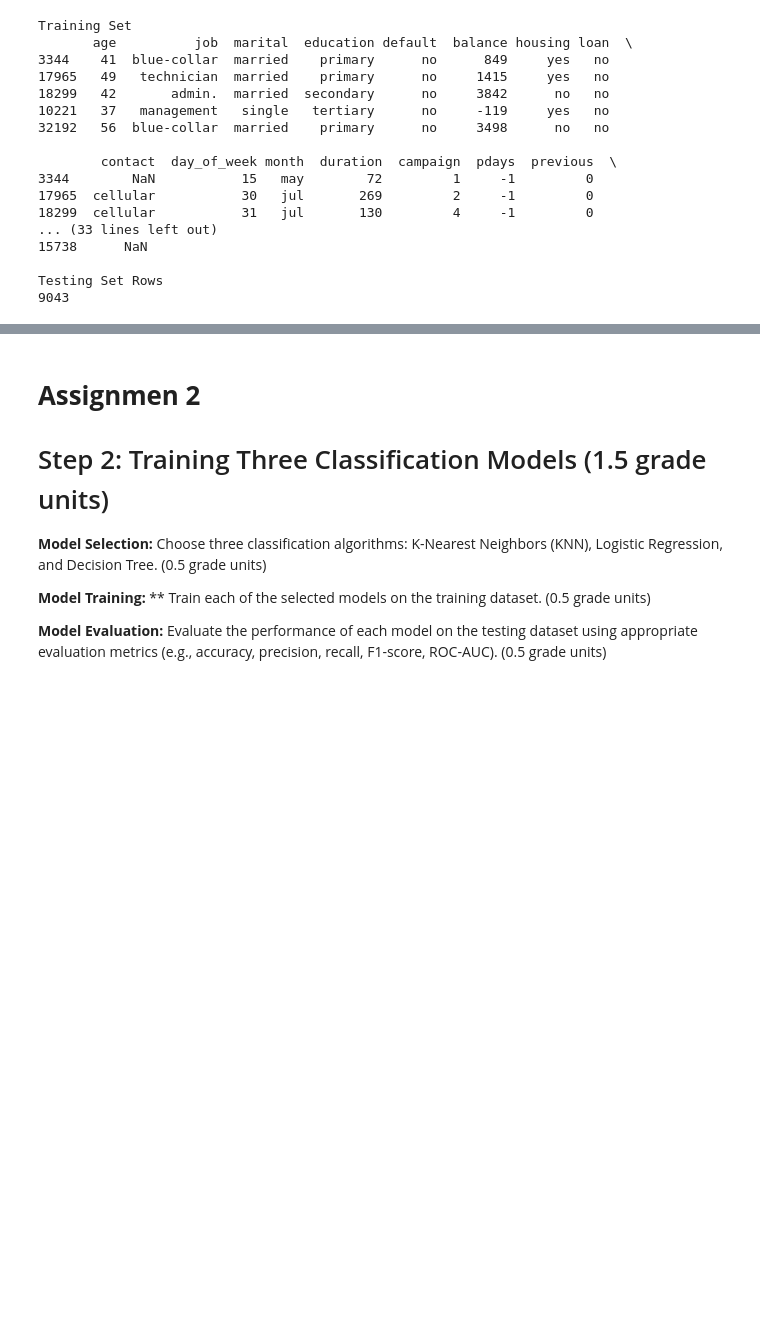
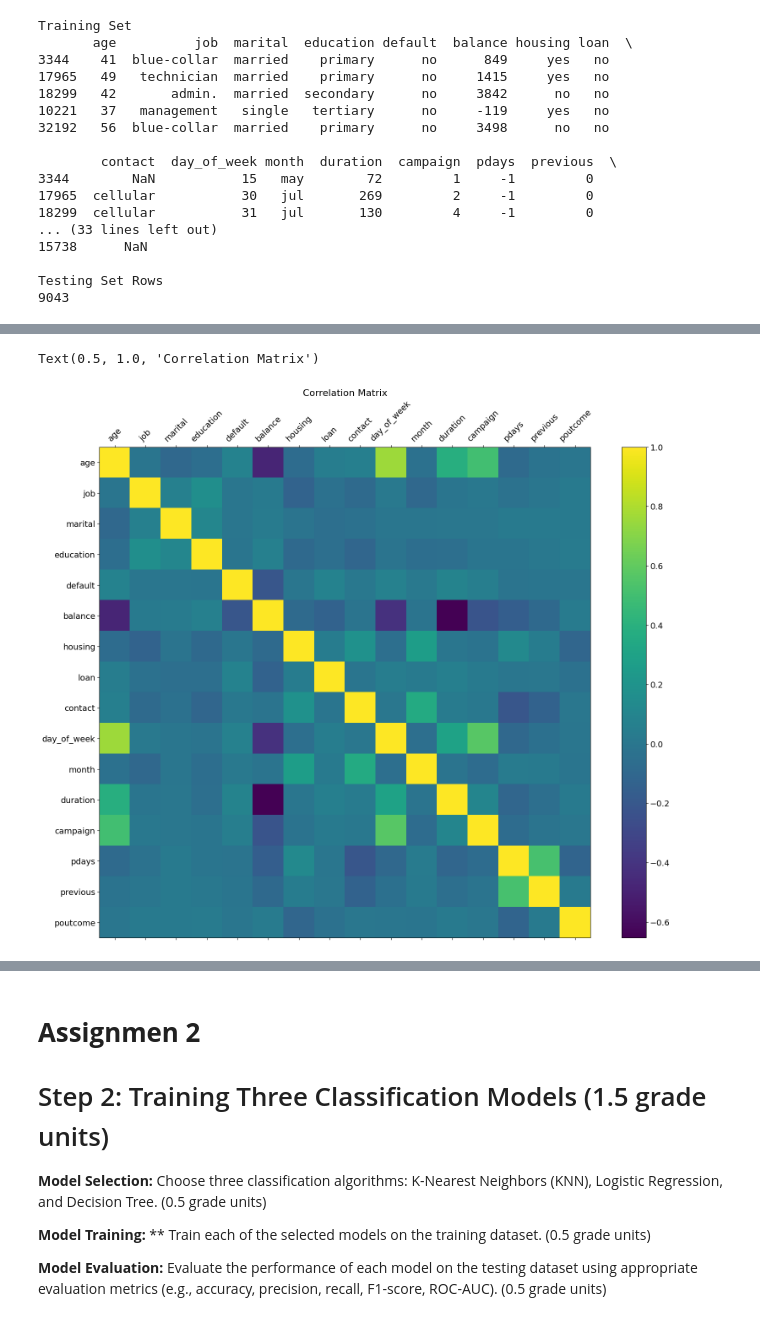
Before and after one commit to MikaVilpo/TUAS-IntroDataAndAI, a Jupyter notebook: DEAI_Assignment 1.ipynb, the cells around one changed output, grey strips where cells are left out. Cells and saved outputs as stored; diff of their text form; code cells hidden in the pictures; blank space fills up the shorter version.

```diff
--- a/DEAI_Assignment 1.ipynb
+++ b/DEAI_Assignment 1.ipynb
@@ -274,0 +342,8 @@ print(one_hot_encoded_data)
+# %%
+# Label encode categorical values
+label_encoder = preprocessing.LabelEncoder()
+
+for column in categorical_columns.columns:
+    X_train[column] = label_encoder.fit_transform(X_train[column])
+
+X_train
@@ -274,0 +364,6 @@ print(one_hot_encoded_data)
+# %%
+# Do the same for the testing data
+for column in categorical_columns.columns:
+    X_test[column] = label_encoder.fit_transform(X_test[column])
+
+X_test
@@ -283,0 +474,12 @@ plt.show()
+# %%
+# Correlation matrix for the training data
+f = plt.figure(figsize=(19, 15))
+plt.matshow(X_train.corr(), fignum=f.number)
+plt.xticks(range(X_train.select_dtypes(['number']).shape[1]), X_train.select_dtypes(['number']).columns, fontsize=14, rotation=45)
+plt.yticks(range(X_train.select_dtypes(['number']).shape[1]), X_train.select_dtypes(['number']).columns, fontsize=14)
+cb = plt.colorbar()
+cb.ax.tick_params(labelsize=14)
+plt.title('Correlation Matrix', fontsize=16)
+# %% [output]
+Text(0.5, 1.0, 'Correlation Matrix')
+[figure, added]
```
Also changed, not shown: parts of 21 cells of this notebook.
